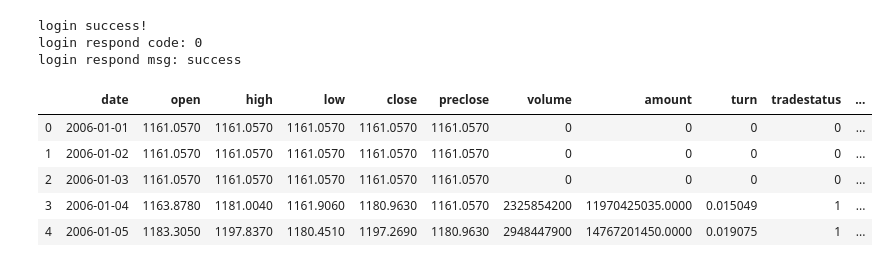
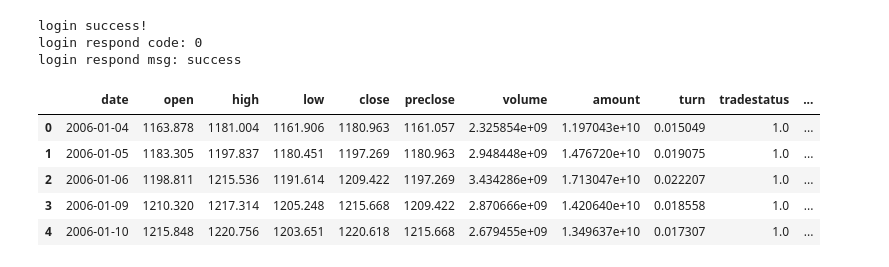
Before and after one commit to lonelyhentxi/workspace, a Jupyter notebook: data_ai/comp3035/forecast/forecast.ipynb, the cells around one changed output. Saved outputs shown, nothing was run; the diff lists cells and outputs as text; code cells hidden in the pictures.

```diff
--- a/data_ai/comp3035/forecast/forecast.ipynb
+++ b/data_ai/comp3035/forecast/forecast.ipynb
@@ -6,7 +7,7 @@ from datetime import datetime, timedelta
 lg = bs.login()
 print(f'login respond code: {lg.error_code}')
 print(f'login respond msg: {lg.error_msg}')
-params = ','.join(['date', 'open', 'high', 'low', 'close', 'preclose','volume','amount','turn', 'tradestatus', 'pctChg','isST'])
+params = ','.join(['date', 'open', 'high', 'low', 'close', 'preclose','volume','amount','turn', 'tradestatus', 'pctChg'])
 # %% [output]
 login success!
 login respond code: 0
@@ -33,10 +34,10 @@ def fill_suspension(raw_df: pd.DataFrame, start_date: str, end_date: str) -> pd.
     first_record = raw_df.iloc[0]
     first_date = datetime.strptime(first_record['date'],'%Y-%m-%d')
     current = start
-    last_close = first_record['preclose']
+    last_close = first_record['close']
     while current < first_date:
         current_str = current.strftime('%Y-%m-%d')
-        date_counter[current_str] = [current_str,last_close, last_close, last_close,last_close,last_close,0,0.0,0.0,0,0.0,0]
+        date_counter[current_str] = [current_str,last_close, last_close, last_close,last_close,last_close,0,0.0,0.0,0,0.0]
         current = current + timedelta(days=1)
     while current <= end:
         current_str = current.strftime('%Y-%m-%d')
@@ -44,7 +45,7 @@ def fill_suspension(raw_df: pd.DataFrame, start_date: str, end_date: str) -> pd.
             last_day_str = (current + timedelta(days=-1)).strftime('%Y-%m-%d')
             last = date_counter.get(last_day_str)
             last_close = last[close_index]
-            date_counter[current_str] = [current_str,last_close, last_close, last_close,last_close,last_close,0,0.0,0.0,0,0.0,0]
+            date_counter[current_str] = [current_str,last_close, last_close, last_close,last_close,last_close,0,0.0,0.0,0,0.0]
         current = current + timedelta(days=1)
     new_data = sorted(date_counter.values(),key=lambda x: x[date_index])
     return pd.DataFrame(new_data,columns=columns)
@@ -61,8 +62,7 @@ def load_history_k_data_plus_with_df(**kwargs) -> pd.DataFrame:
         rs = query_history_k_data_plus_with_df(**kwargs)
         rs = fill_suspension(rs, kwargs.get('start_date'), kwargs.get('end_date'))
         rs.to_csv(path, index=False, encoding='utf-8', quoting=csv.QUOTE_NONNUMERIC)
-    else:
-        rs = pd.read_csv(path, quoting=csv.QUOTE_NONNUMERIC)
+    rs = pd.read_csv(path, quoting=csv.QUOTE_NONNUMERIC)
     return rs
 # %%
 
@@ -76,11 +76,11 @@ rs_ba = load_history_k_data_plus_with_df(code="sh.000001",start_date=start_date,
 # no adjust
 rs_no  = load_history_k_data_plus_with_df(code="sh.000001",start_date=start_date, end_date=end_date,fields=params,frequency='d', adjustflag = '3')
 # %%
-rs_ba.head()
+rs_no.head()
 # %% [output]
 |  | date | open | high | low | close | preclose | volume | amount | turn | tradestatus | ... |
-| 0 | 2006-01-01 | 1161.0570 | 1161.0570 | 1161.0570 | 1161.0570 | 1161.0570 | 0 | 0 | 0 | 0 | ... |
-| 1 | 2006-01-02 | 1161.0570 | 1161.0570 | 1161.0570 | 1161.0570 | 1161.0570 | 0 | 0 | 0 | 0 | ... |
-| 2 | 2006-01-03 | 1161.0570 | 1161.0570 | 1161.0570 | 1161.0570 | 1161.0570 | 0 | 0 | 0 | 0 | ... |
-| 3 | 2006-01-04 | 1163.8780 | 1181.0040 | 1161.9060 | 1180.9630 | 1161.0570 | 2325854200 | 11970425035.0000 | 0.015049 | 1 | ... |
-| 4 | 2006-01-05 | 1183.3050 | 1197.8370 | 1180.4510 | 1197.2690 | 1180.9630 | 2948447900 | 14767201450.0000 | 0.019075 | 1 | ... |
+| 0 | 2006-01-04 | 1163.878 | 1181.004 | 1161.906 | 1180.963 | 1161.057 | 2.325854e+09 | 1.197043e+10 | 0.015049 | 1.0 | ... |
+| 1 | 2006-01-05 | 1183.305 | 1197.837 | 1180.451 | 1197.269 | 1180.963 | 2.948448e+09 | 1.476720e+10 | 0.019075 | 1.0 | ... |
+| 2 | 2006-01-06 | 1198.811 | 1215.536 | 1191.614 | 1209.422 | 1197.269 | 3.434286e+09 | 1.713047e+10 | 0.022207 | 1.0 | ... |
+| 3 | 2006-01-09 | 1210.320 | 1217.314 | 1205.248 | 1215.668 | 1209.422 | 2.870666e+09 | 1.420640e+10 | 0.018558 | 1.0 | ... |
+| 4 | 2006-01-10 | 1215.848 | 1220.756 | 1203.651 | 1220.618 | 1215.668 | 2.679455e+09 | 1.349637e+10 | 0.017307 | 1.0 | ... |
```
Also changed, not shown: parts of 12 cells of this notebook, 3 other files.
